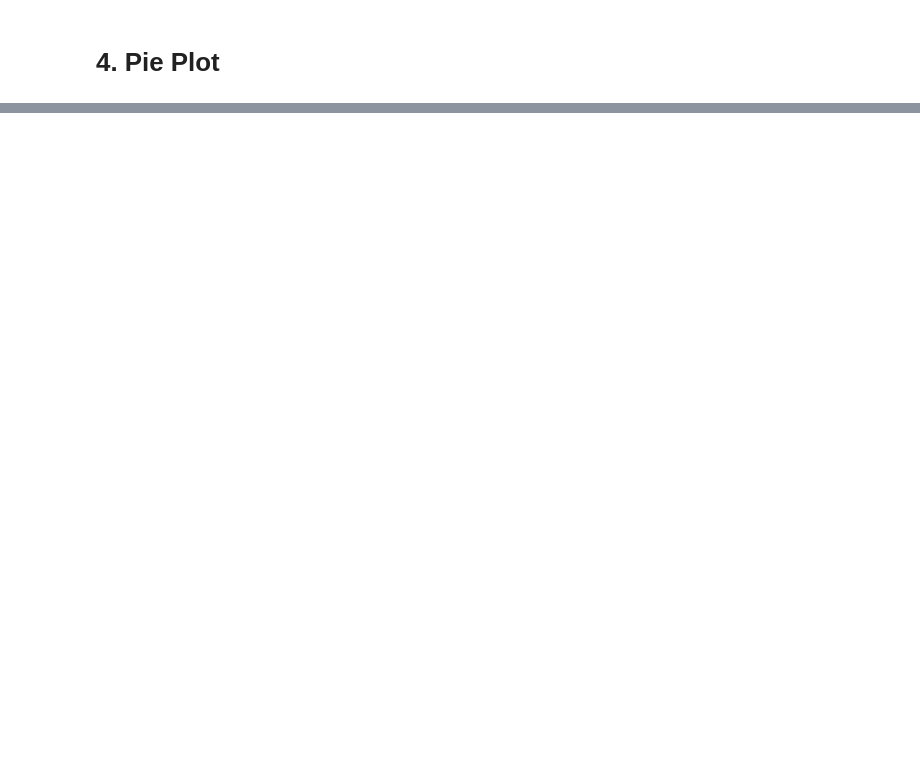
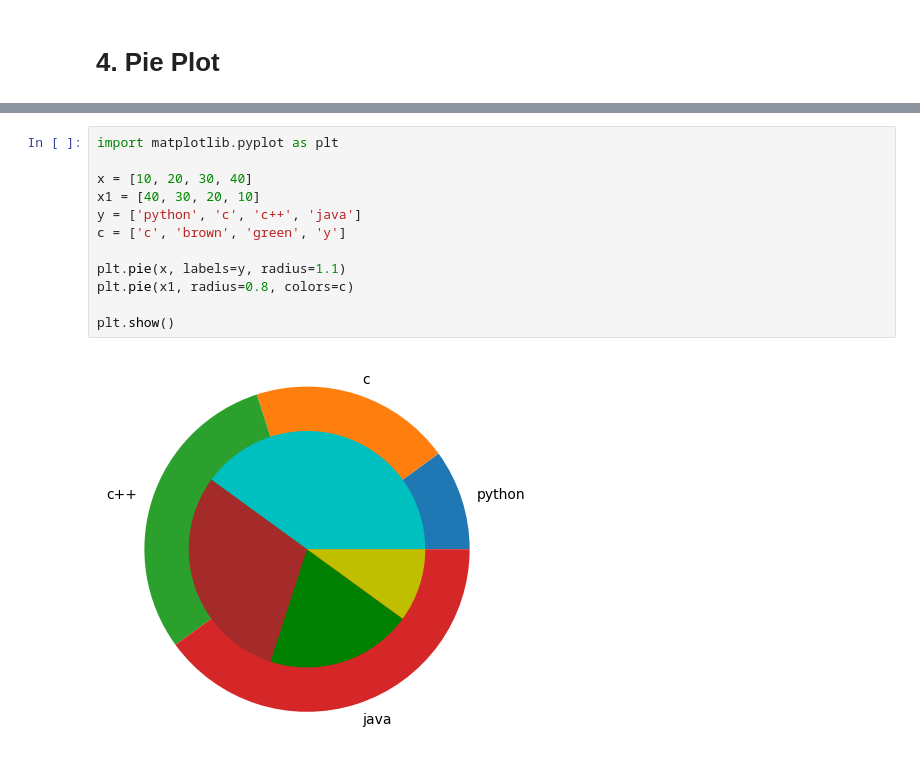
Before and after one commit to lukhi-laksh/Python-MatPlotLib, a Jupyter notebook: Advance.ipynb, the cells around one changed output, grey strips where cells are left out. Drawn from its saved outputs; the diff is of its cells as text; blank space fills up the shorter version.

```diff
--- a/Advance.ipynb
+++ b/Advance.ipynb
@@ -213,0 +224,14 @@ plt.show()
+# %%
+import matplotlib.pyplot as plt
+
+x = [10, 20, 30, 40]
+x1 = [40, 30, 20, 10]
+y = ['python', 'c', 'c++', 'java']
+c = ['c', 'brown', 'green', 'y']
+
+plt.pie(x, labels=y, radius=1.1)
+plt.pie(x1, radius=0.8, colors=c)
+
+plt.show()
+# %% [output]
+[figure, added]
```
Also changed, not shown: parts of 13 cells of this notebook, 1 other file.
